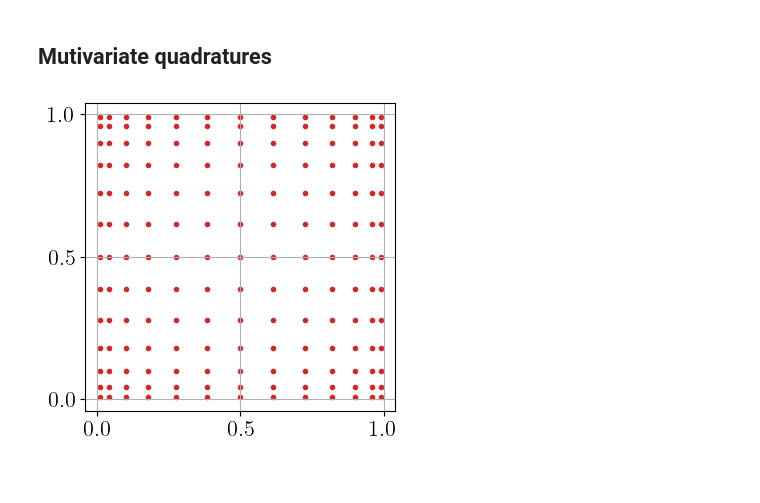
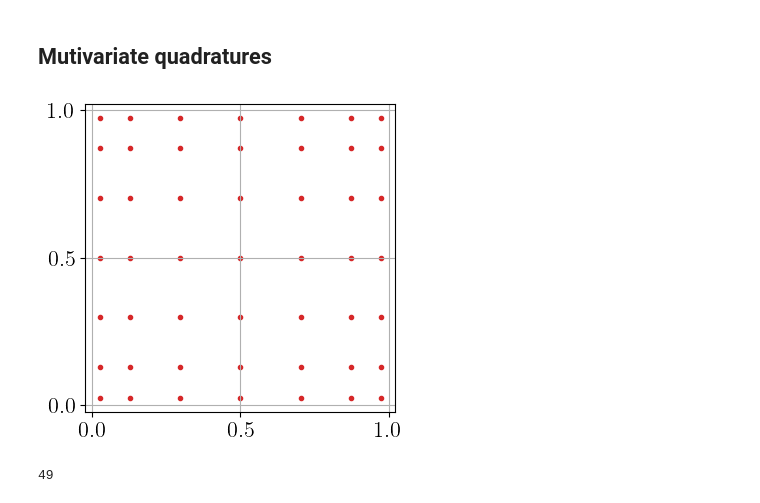
Before and after one commit to efekhari27/thesis, a Jupyter notebook: numerical_experiments/chapter1/integration.ipynb, the cells around one changed output. Saved outputs shown, nothing was run; the diff lists cells and outputs as text; code cells hidden in the pictures.

```diff
--- a/numerical_experiments/chapter1/integration.ipynb
+++ b/numerical_experiments/chapter1/integration.ipynb
@@ -93,15 +93,20 @@ plt.savefig("figures/univariate_clenshaw_curtis.png", dpi=300, bbox_inches='tigh
 # %% [markdown]
 ## Mutivariate quadratures
 # %%
-n  = 13
+n  = 7
 experiment = ot.GaussProductExperiment(ot.Uniform(0.0, 1.0), [n])
 multivariate_experiment = ot.TensorProductExperiment([experiment] * 2)
 nodes, weights = multivariate_experiment.generateWithWeights()
 plt.figure(figsize=(4, 4))
 plt.scatter(nodes[:, 0], nodes[:, 1], marker=".", color="C3")
 plt.xticks([0, 0.5, 1])
 plt.yticks([0, 0.5, 1])
-plt.grid(True);
+plt.grid(True)
+plt.savefig("figures/tensorized_gaussian_quadrature.png", dpi=300, bbox_inches='tight', transparent=True);
 # %% [output]
-[figure, old version]
+[figure, new version]
+# %%
+nodes.getSize()
+# %% [output]
+49
 # %%
```
Also changed, not shown: parts of 2 cells of this notebook, 22 other files.
